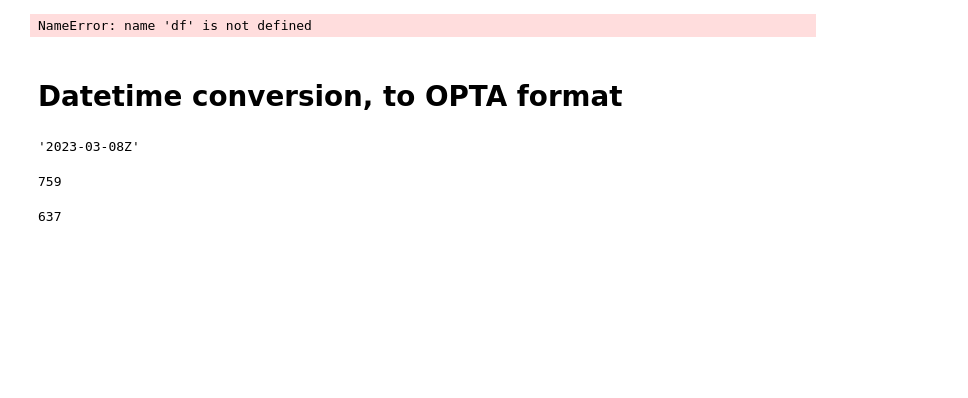
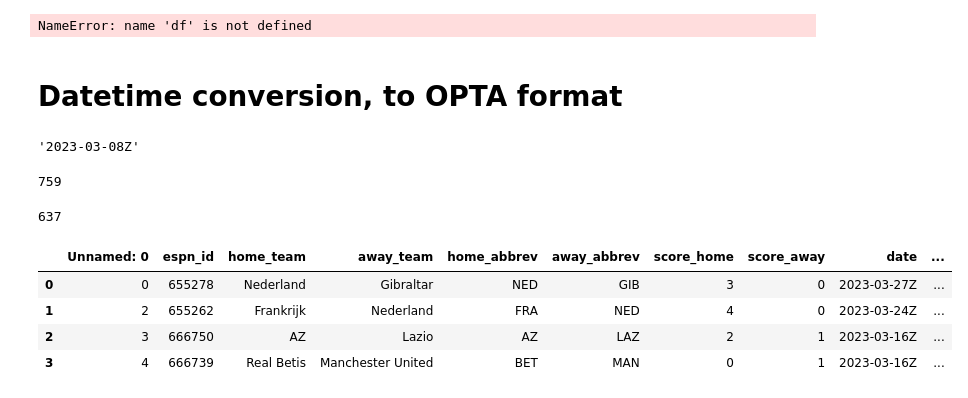
Before and after one commit to marc-aurai/Streamlit_template, a Jupyter notebook: espn_scraper/scraper_data/explore_data.ipynb, the cells around one changed output. Saved outputs shown, nothing was run; the diff lists cells and outputs as text; code cells hidden in the pictures; blank space fills up the shorter version.

```diff
--- a/espn_scraper/scraper_data/explore_data.ipynb
+++ b/espn_scraper/scraper_data/explore_data.ipynb
@@ -100,3 +100,12 @@ len(df)
 len(df.dropna())
 # %% [output]
 637
+# %%
+df = pd.read_csv("./articles_test.csv", sep=";")
+df
+# %% [output]
+|  | Unnamed: 0 | espn_id | home_team | away_team | home_abbrev | away_abbrev | score_home | score_away | date | ... |
+| 0 | 0 | 655278 | Nederland | Gibraltar | NED | GIB | 3 | 0 | 2023-03-27Z | ... |
+| 1 | 2 | 655262 | Frankrijk | Nederland | FRA | NED | 4 | 0 | 2023-03-24Z | ... |
+| 2 | 3 | 666750 | AZ | Lazio | AZ | LAZ | 2 | 1 | 2023-03-16Z | ... |
+| 3 | 4 | 666739 | Real Betis | Manchester United | BET | MAN | 0 | 1 | 2023-03-16Z | ... |
```
Also changed, not shown: 9 other files.
